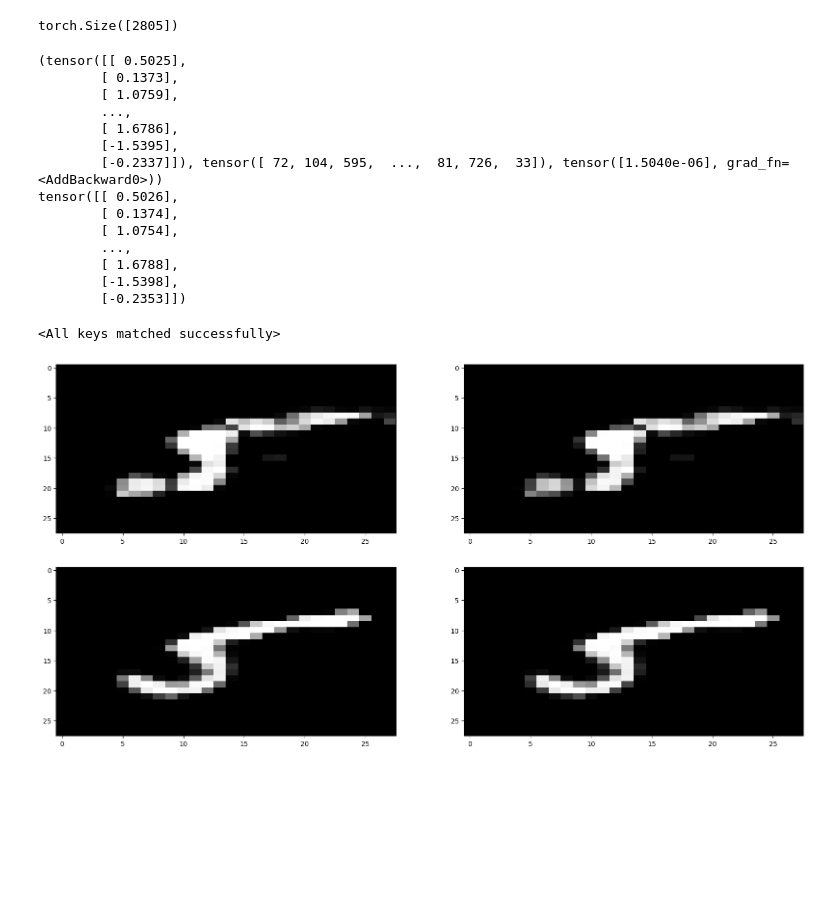
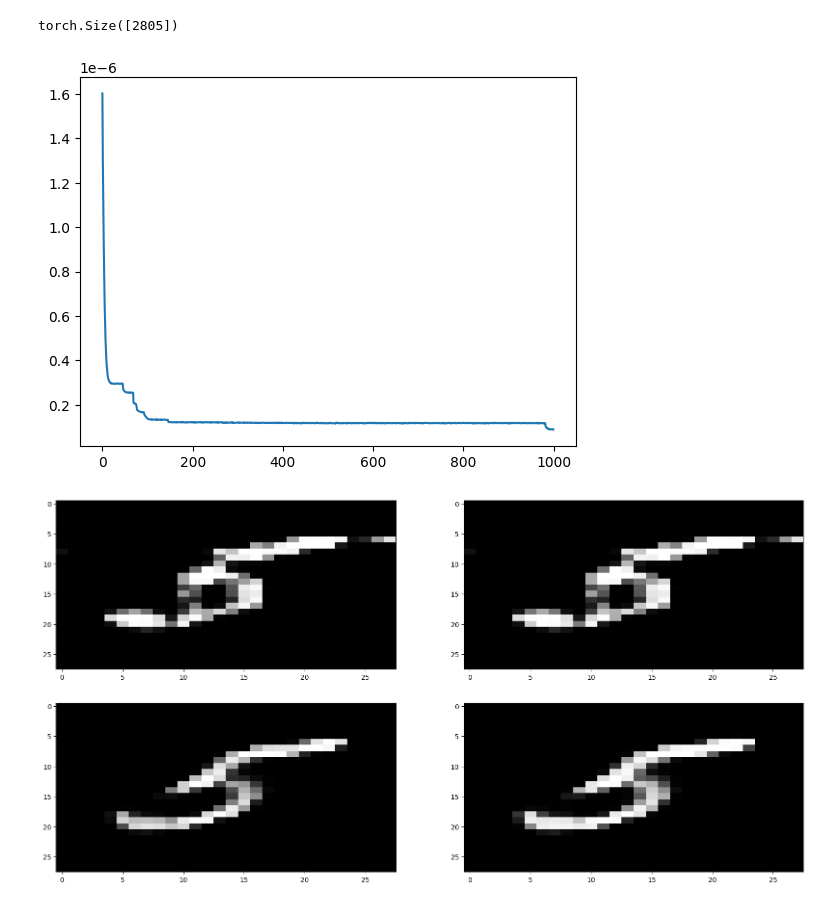
Before and after one commit to nef-gpt/adl4cv, a Jupyter notebook: visualize_model.ipynb, the cells around one changed output. Drawn from its saved outputs; the diff is of its cells as text; code cells hidden in the pictures; blank space fills up the shorter version.

```diff
--- a/visualize_model.ipynb
+++ b/visualize_model.ipynb
@@ -202,6 +202,30 @@ plt.show()
 # %%
 # %% [output]
 torch.Size([2805])
+# %%
+from vector_quantize_pytorch import VectorQuantize
+
+vq = VectorQuantize(
+    dim = 1,
+    codebook_size = 1024,     # codebook size
+    decay = 0.8,             # the exponential moving average decay, lower means the dictionary will change faster
+    commitment_weight = 1.,   # the weight on the commitment loss
+    kmeans_init=True,
+    kmeans_iters=1
+)
+
+losses = []
+
+for _ in range(100000):
+    weights_quantized, indices, loss = vq(weights_conditioned.unsqueeze(-1))
+    losses.append(loss.item())
+vq.eval()
+vq.zero_grad()
+
+plt.plot(losses)
+plt.show()
+# %% [output]
+[figure, added]
 # %%
 from vector_quantize_pytorch import VectorQuantize
 
@@ -210,47 +234,16 @@ vq = VectorQuantize(
     codebook_size = 1024,     # codebook size
     decay = 0.8,             # the exponential moving average decay, lower means the dictionary will change faster
     commitment_weight = 1.,   # the weight on the commitment loss
-    kmeans_init=True,
-    kmeans_iters=1
 )
-
-print(vq(weights_conditioned.unsqueeze(-1)))
-print(weights_conditioned.unsqueeze(-1))
+quantized_dataset_conditioned_no_transform = MnistNeFDataset(data_root_ours, type="pretrained", quantized=True)
+#vq.load_state_dict(quantized_dataset_conditioned_no_transform[0][0]["vq_state_dict"])
-# %% [output]
-(tensor([[ 0.5025],
-        [ 0.1373],
-        [ 1.0759],
-        ...,
-        [ 1.6786],
-        [-1.5395],
-        [-0.2337]]), tensor([ 72, 104, 595,  ...,  81, 726,  33]), tensor([1.5040e-06], grad_fn=<AddBackward0>))
-tensor([[ 0.5026],
-        [ 0.1374],
-        [ 1.0754],
-        ...,
-        [ 1.6788],
-        [-1.5398],
-        [-0.2353]])
-# %%
-from vector_quantize_pytorch import VectorQuantize
-
-vq = VectorQuantize(
-    dim = 1,
-    codebook_size = 1024,     # codebook size
-    decay = 0.8,             # the exponential moving average decay, lower means the dictionary will change faster
-    commitment_weight = 1.,   # the weight on the commitment loss
-)
-quantized_dataset_conditioned_no_transform = MnistNeFDataset(data_root_ours, type="pretrained", quantized=True)
-vq.load_state_dict(quantized_dataset_conditioned_no_transform[0][0]["vq_state_dict"])
-# %% [output]
-<All keys matched successfully>
 # %%
 quantized_dataset_conditioned = MnistNeFDataset(data_root_ours, type="pretrained", quantized=True, transform=QuantizeTransform(vq))
 no_quantized_dataset_conditioned = MnistNeFDataset(data_root_ours, type="pretrained", quantized=True, transform=ModelTransform())
 quantized_dataset_unconditioned = MnistNeFDataset(data_root_ours, quantized=True, transform=QuantizeTransform(vq))
 no_quantized_dataset_unconditioned = MnistNeFDataset(data_root_ours, quantized=True, transform=ModelTransform())
 
-idx = 4
+idx = 2
 model_quantized_conditioned = quantized_dataset_conditioned[idx][0]
 model_unquantized_conditioned = no_quantized_dataset_conditioned[idx][0]
 model_quantized_unconditioned = quantized_dataset_unconditioned[idx][0]
@@ -270,4 +263,4 @@ axes[1][1].imshow(image_unquantized_unconditioned, cmap='gray', aspect='auto')
 
 plt.show()
 # %% [output]
-[figure, old version]
+[figure, new version]
```
Also changed, not shown: parts of 2 cells of this notebook.
